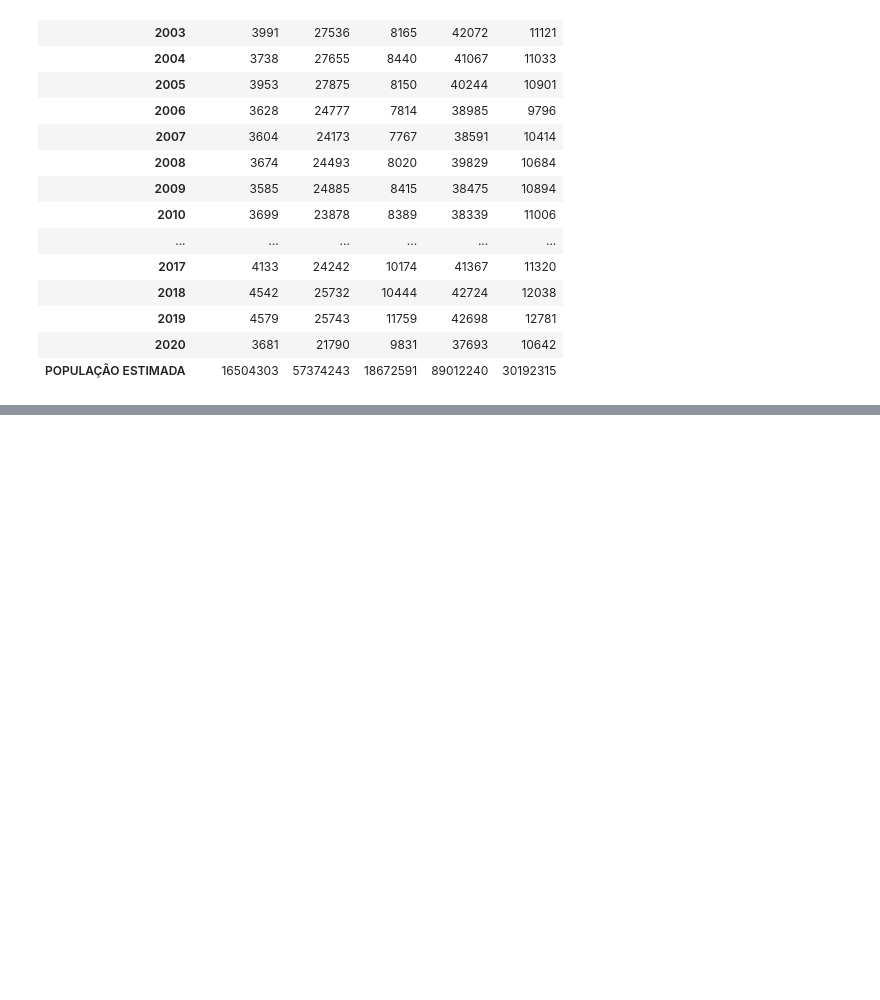
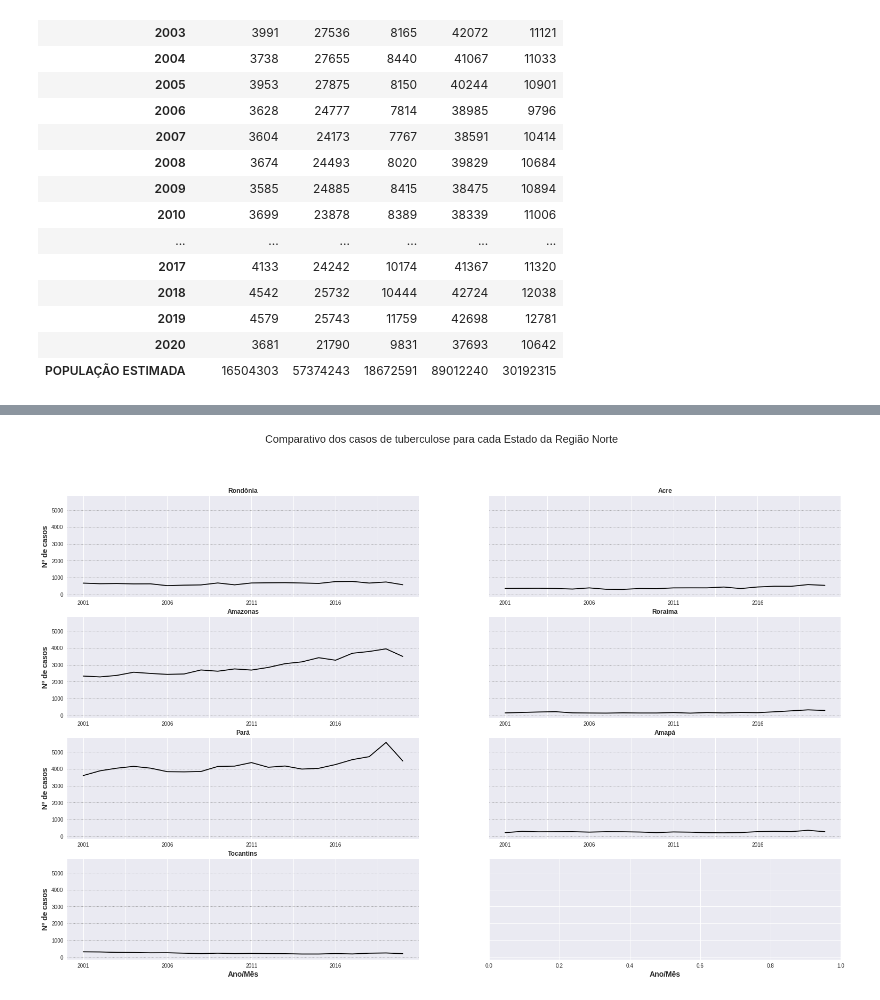
Before and after one commit to IgorQuaresma/-bootcamp_alura_projetos, a Jupyter notebook: bootcamp_alura_projeto1.ipynb, the cells around one changed output, grey strips where cells are left out. Drawn from its saved outputs; the diff is of its cells as text; code cells hidden in the pictures; blank space fills up the shorter version.

```diff
--- a/bootcamp_alura_projeto1.ipynb
+++ b/bootcamp_alura_projeto1.ipynb
@@ -216,0 +226,47 @@ NameError: ignored
+# %%
+#criando figura
+fig, axes = plt.subplots(4,2, sharex=False, sharey=True, figsize=(26 ,16))
+
+
+estados_norte.loc['11 Rondônia'].plot(ax=axes[0,0], color = 'black')
+estados_norte.loc['12 Acre'].plot(ax=axes[0,1], color = 'black')
+estados_norte.loc['13 Amazonas'].plot(ax=axes[1,0], color = 'black')
+estados_norte.loc['14 Roraima'].plot(ax=axes[1,1], color = 'black')
+estados_norte.loc['15 Pará'].plot(ax=axes[2,0], color = 'black')
+estados_norte.loc['16 Amapá'].plot(ax=axes[2,1], color = 'black')
+estados_norte.loc['17 Tocantins'].plot(ax=axes[3,0], color = 'black')
+
+#identificando as regiões
+axes[0,0].set_title('Rondônia', fontweight="bold")
+axes[0,1].set_title('Acre', fontweight="bold")
+axes[1,0].set_title('Amazonas', fontweight="bold")
+axes[1,1].set_title('Roraima', fontweight="bold")
+axes[2,0].set_title('Pará', fontweight="bold")
+axes[2,1].set_title('Amapá', fontweight="bold")
+axes[3,0].set_title('Tocantins', fontweight="bold")
+
+
+#colocando grids
+axes[0,0].grid(axis='y',color='gray', linestyle=':', linewidth=0.95)
+axes[0,1].grid(axis='y',color='gray', linestyle=':', linewidth=0.95)
+axes[1,0].grid(axis='y',color='gray', linestyle=':', linewidth=0.95)
+axes[1,1].grid(axis='y',color='gray', linestyle=':', linewidth=0.95)
+axes[2,0].grid(axis='y',color='gray', linestyle=':', linewidth=0.95)
+axes[2,1].grid(axis='y',color='gray', linestyle=':', linewidth=0.95)
+axes[3,0].grid(axis='y',color='gray', linestyle=':', linewidth=0.95)
+
+#Titulo geral
+plt.suptitle('Comparativo dos casos de tuberculose para cada Estado da Região Norte', fontsize = 20)
+#eixos y
+axes[0,0].set_ylabel('Nº de casos', fontweight = 'bold', fontsize = 14)
+axes[1,0].set_ylabel('Nº de casos',fontweight = 'bold', fontsize = 14)
+axes[2,0].set_ylabel('Nº de casos',fontweight = 'bold', fontsize = 14)
+axes[3,0].set_ylabel('Nº de casos',fontweight = 'bold', fontsize = 14)
+#eixos x
+axes[3,0].set_xlabel('Ano/Mês', fontweight = 'bold', fontsize = 14)
+axes[3,1].set_xlabel('Ano/Mês', fontweight = 'bold', fontsize = 14)
+
+
+plt.show()
+# %% [output]
+[figure, added]
```
Also changed, not shown: parts of 12 cells of this notebook.
